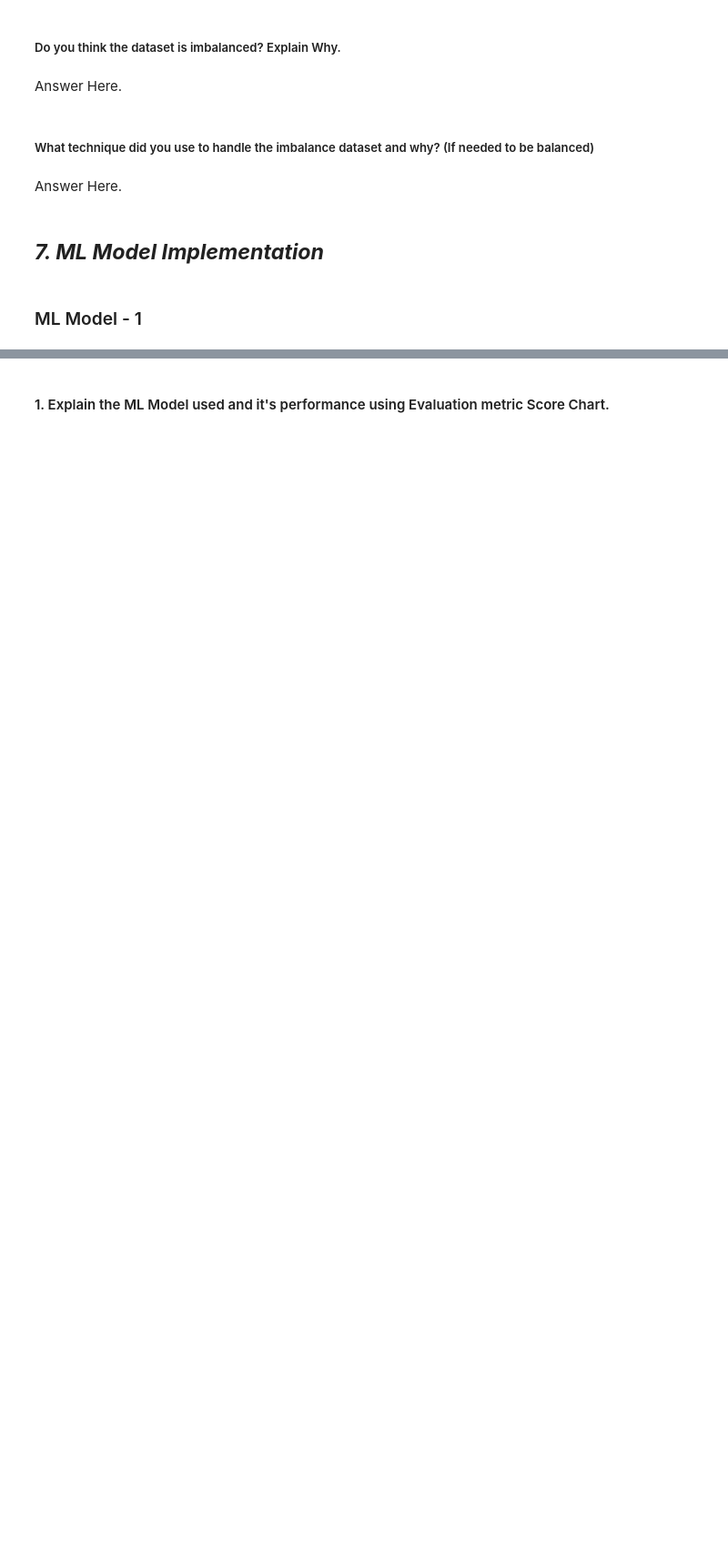
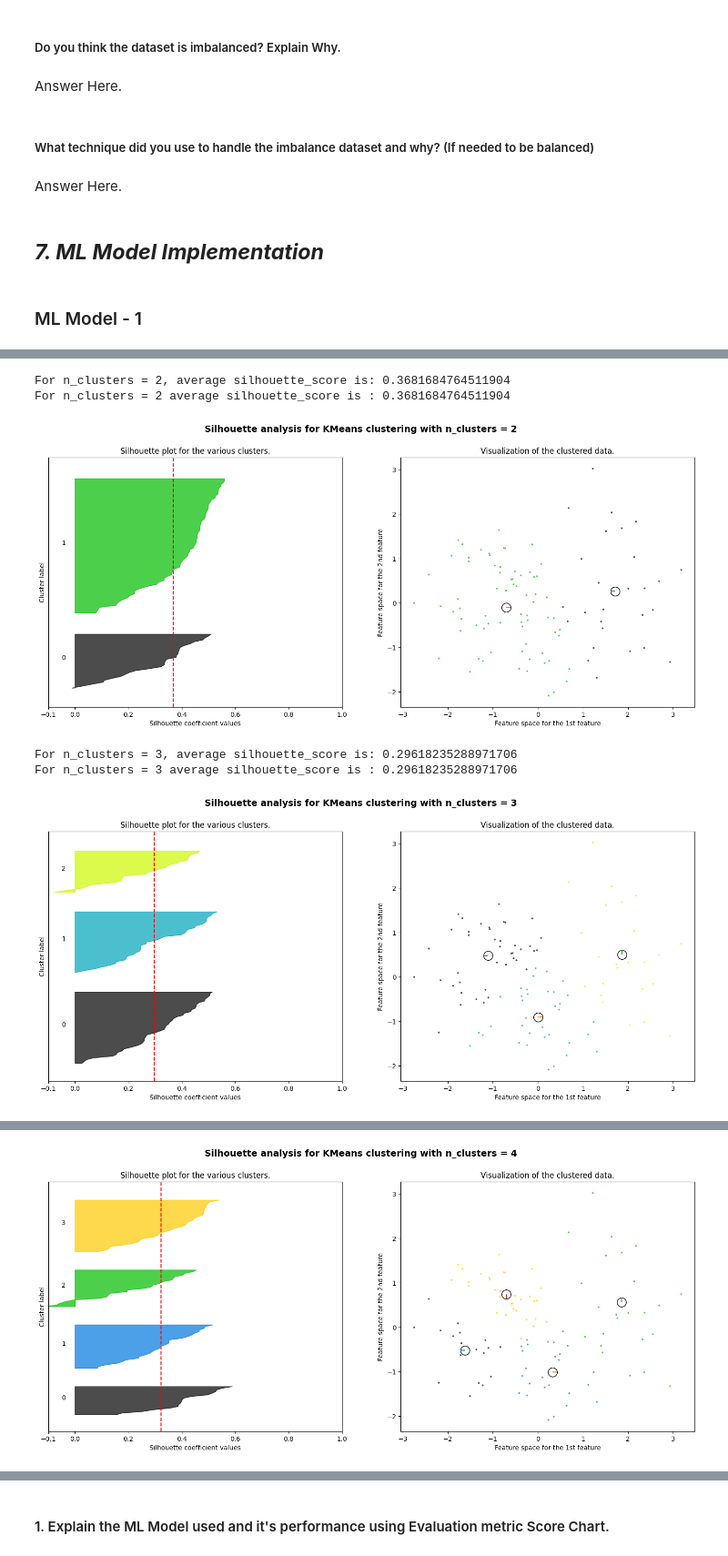
Before and after one commit to ruksz/Zomato-Restaurant---Unsupervised-ML, a Jupyter notebook: Unsupervised_ML_Zomato_Analysis.ipynb, the cells around one changed output, grey strips where cells are left out. Shown at 91% size. Saved outputs shown, nothing was run; the diff lists cells and outputs as text; code cells hidden in the pictures; blank space fills up the shorter version.

```diff
--- a/Unsupervised_ML_Zomato_Analysis.ipynb
+++ b/Unsupervised_ML_Zomato_Analysis.ipynb
@@ -1717,0 +1843,79 @@ Answer Here.
+# %%
+from sklearn.metrics import silhouette_score, silhouette_samples
+import matplotlib.cm as cm
+from matplotlib import markers
+
+
+def plot_silhouette(df_pca, n_clusters):
+    fig, (ax1, ax2) = plt.subplots(1, 2, figsize=(18, 7))
+
+    ax1.set_xlim([-0.1, 1])
+    ax1.set_ylim([0, len(df_pca) + (n_clusters + 1) * 10])
+
+    clusterer = KMeans(n_clusters=n_clusters, random_state=10)
+    cluster_labels = clusterer.fit_predict(df_pca)
+
+    silhouette_avg = silhouette_score(df_pca, cluster_labels)
+    print(f"For n_clusters = {n_clusters}, average silhouette_score is: {silhouette_avg}")
+
+
+    sample_silhouette_values = silhouette_samples(df_pca, cluster_labels)
+
+    y_lower = 10
+    for i in range(n_clusters):
+        ith_cluster_silhouette_values = sample_silhouette_values[cluster_labels == i]
+        ith_cluster_silhouette_values.sort()
+
+        size_cluster_i = ith_cluster_silhouette_values.shape[0]
+        y_upper = y_lower + size_cluster_i
+
+        color = cm.nipy_spectral(float(i) / n_clusters)
+        ax1.fill_betweenx(np.arange(y_lower, y_upper), 0, ith_cluster_silhouette_values,
+                          facecolor=color, edgecolor=color, alpha=0.7)
+
+        ax1.text(-0.05, y_lower + 0.5 * size_cluster_i, str(i))
+        y_lower = y_upper + 10
+
+    ax1.set_title("Silhouette plot for the various clusters.")
+    ax1.set_xlabel("Silhouette coefficient values")
+    ax1.set_ylabel("Cluster label")
+
+    ax1.axvline(x=silhouette_avg, color="red", linestyle="--")
+    ax1.set_yticks([])
+    ax1.set_xticks([-0.1, 0, 0.2, 0.4, 0.6, 0.8, 1])
+
+    colors = cm.nipy_spectral(cluster_labels.astype(float) / n_clusters)
+    ax2.scatter(df_pca[:, 0], df_pca[:, 1], marker='.', s=30, lw=0, alpha=0.7,
+                c=colors, edgecolor='k')
+
+    centers = clusterer.cluster_centers_
+    ax2.scatter(centers[:, 0], centers[:, 1], marker='o', c="white", alpha=1, s=200, edgecolor='k')
+
+    for i, c in enumerate(centers):
+     ax2.scatter(c[0], c[1], marker=markers.MarkerStyle(i % len(markers.MarkerStyle.markers)),
+            alpha=1, s=50, edgecolor='k')
+
+
+
+
+    ax2.set_title("Visualization of the clustered data.")
+    ax2.set_xlabel("Feature space for the 1st feature")
+    ax2.set_ylabel("Feature space for the 2nd feature")
+
+    plt.suptitle(f"Silhouette analysis for KMeans clustering with n_clusters = {n_clusters}",
+                 fontsize=14, fontweight='bold')
+    plt.show()
+
+# Candidates for the number of clusters
+parameters = list(range(2, 10))
+
+# Visualizing Silhouette Score for individual clusters and the clusters made
+for n_clusters in parameters:
+    plot_silhouette(df_pca, n_clusters)
+# %% [output]
+For n_clusters = 2, average silhouette_score is: 0.3681684764511904
+For n_clusters = 2 average silhouette_score is : 0.3681684764511904
+[figure, added]
+For n_clusters = 3, average silhouette_score is: 0.29618235288971706
+For n_clusters = 3 average silhouette_score is : 0.29618235288971706
+[figure, added]
@@ -1717,0 +1924 @@ Answer Here.
+[figure, added]
```
Also changed, not shown: parts of 72 cells of this notebook.
